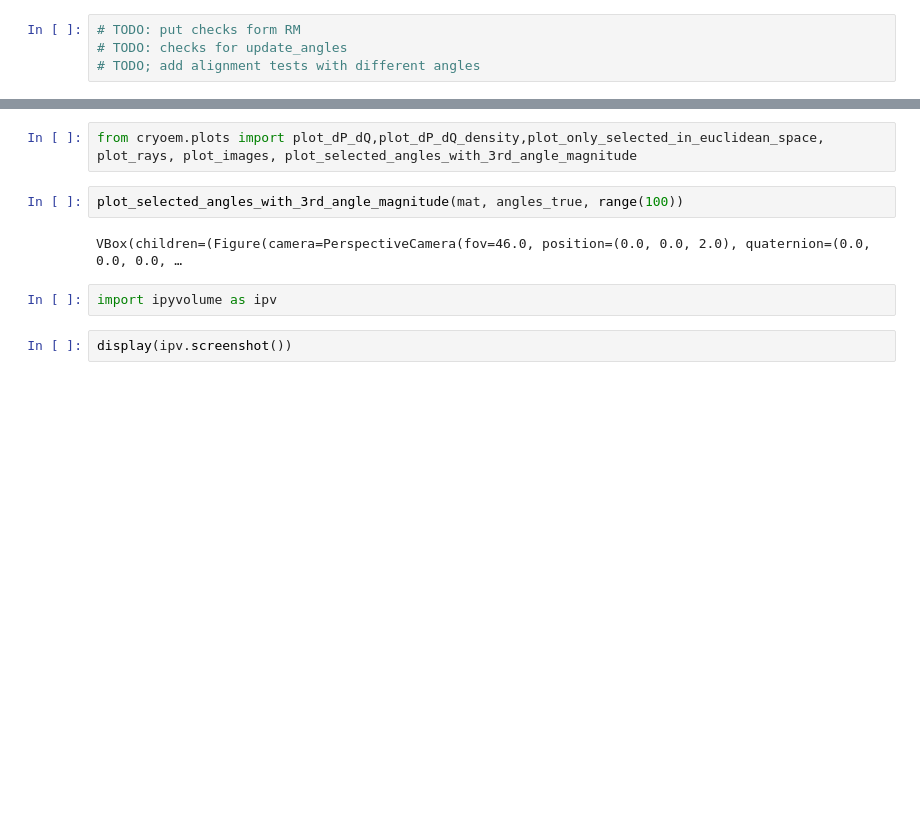
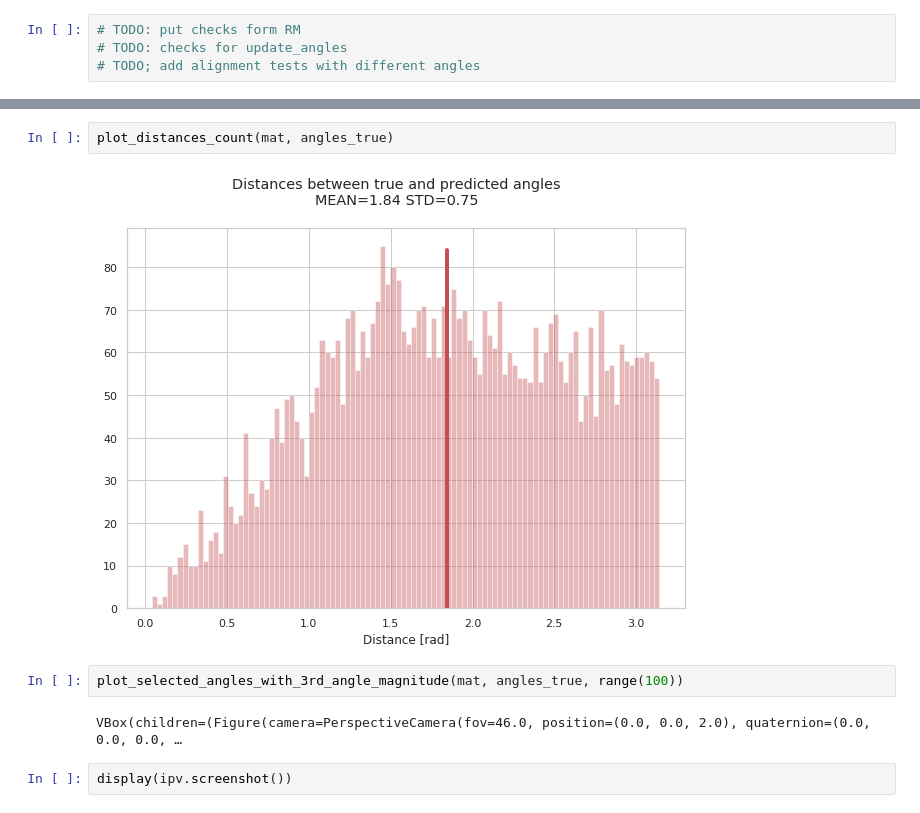
Before and after one commit to JelenaBanjac/protein-reconstruction, a Jupyter notebook: notebooks/1-phase1/angle_alignment_Quaternions.ipynb, the cells around one changed output, grey strips where cells are left out. Saved outputs shown, nothing was run; the diff lists cells and outputs as text; blank space fills up the shorter version.

```diff
--- a/notebooks/1-phase1/angle_alignment_Quaternions.ipynb
+++ b/notebooks/1-phase1/angle_alignment_Quaternions.ipynb
@@ -303,11 +311,11 @@ array([[ 0.35966614,  0.79515475,  1.33451201],
-# %%
-from cryoem.plots import plot_dP_dQ,plot_dP_dQ_density,plot_only_selected_in_euclidean_space, plot_rays, plot_images, plot_selected_angles_with_3rd_angle_magnitude
+# %%
+plot_distances_count(mat, angles_true)
+# %% [output]
+[figure, added]
 # %%
 plot_selected_angles_with_3rd_angle_magnitude(mat, angles_true, range(100))
 # %% [output]
 VBox(children=(Figure(camera=PerspectiveCamera(fov=46.0, position=(0.0, 0.0, 2.0), quaternion=(0.0, 0.0, 0.0, …
-# %%
-import ipyvolume as ipv
 # %%
 display(ipv.screenshot())
 # %% [output]
```
Also changed, not shown: parts of 12 cells of this notebook, 1 other file.
